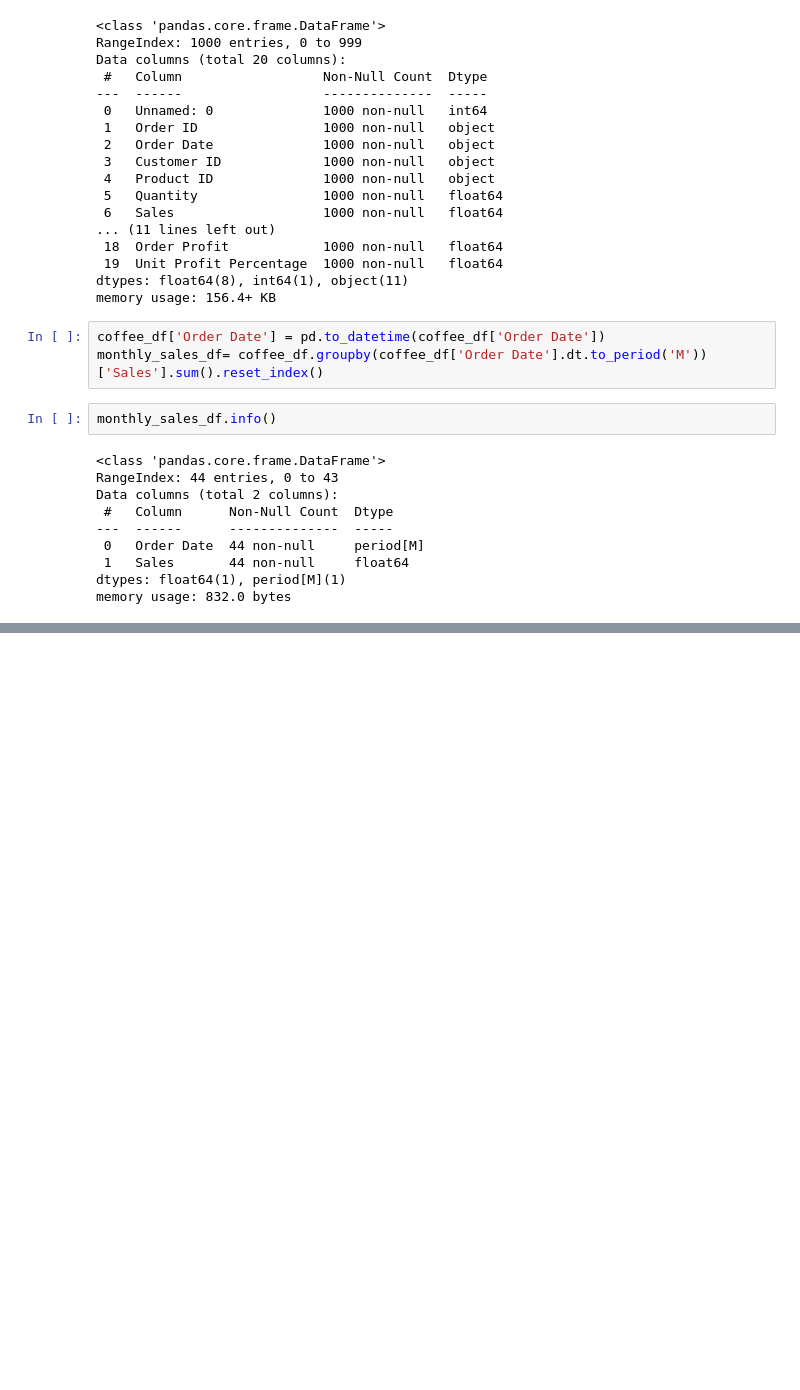
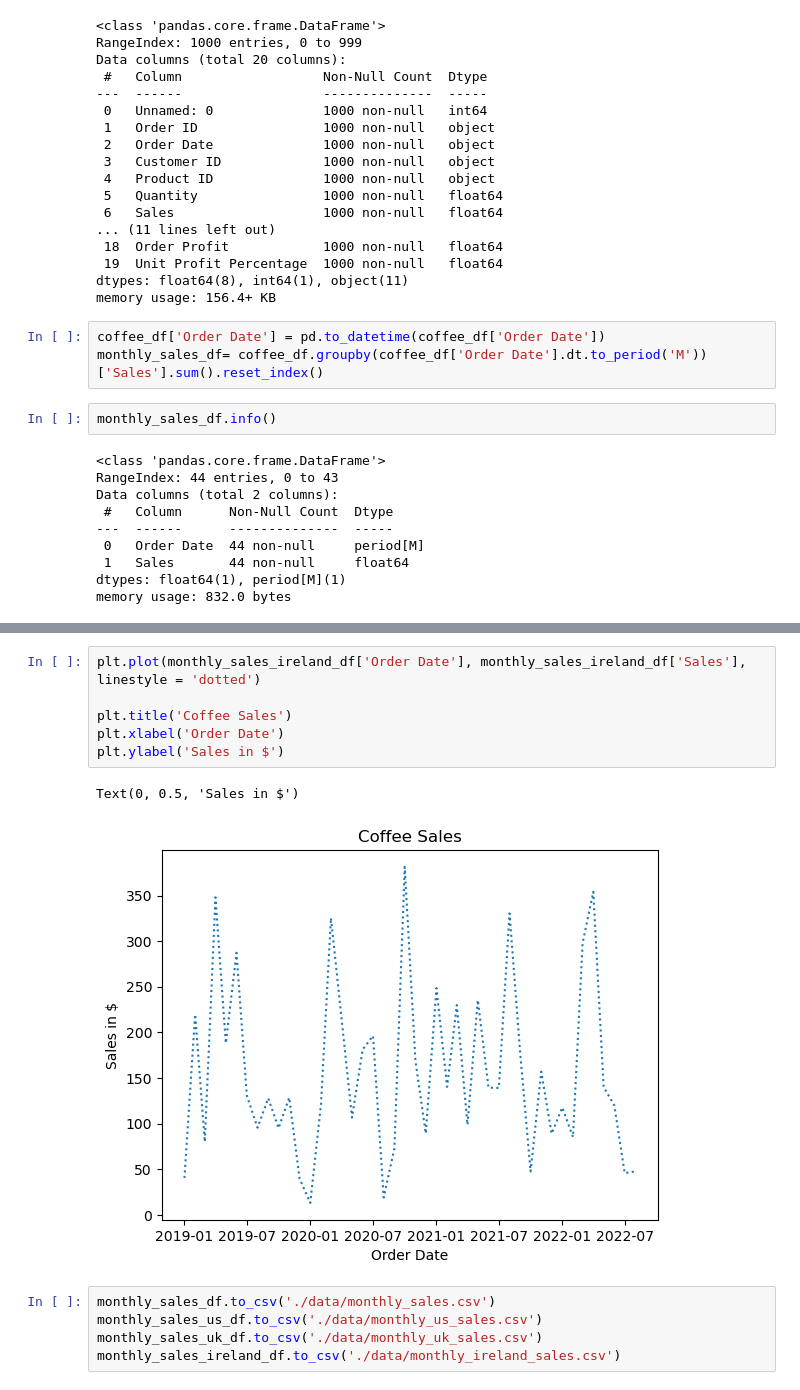
Before and after one commit to m-romanski/Coffee-Beans-Sales, a Jupyter notebook: Coffee/Untitled.ipynb, the cells around one changed output, grey strips where cells are left out. Drawn from its saved outputs; the diff is of its cells as text; blank space fills up the shorter version.

```diff
--- a/Coffee/Untitled.ipynb
+++ b/Coffee/Untitled.ipynb
@@ -277,0 +311,14 @@ TypeError: float() argument must be a string or a number, not 'Period'
+# %%
+plt.plot(monthly_sales_ireland_df['Order Date'], monthly_sales_ireland_df['Sales'], linestyle = 'dotted')
+
+plt.title('Coffee Sales')
+plt.xlabel('Order Date')
+plt.ylabel('Sales in $')
+# %% [output]
+Text(0, 0.5, 'Sales in $')
+[figure, added]
+# %%
+monthly_sales_df.to_csv('./data/monthly_sales.csv')
+monthly_sales_us_df.to_csv('./data/monthly_us_sales.csv')
+monthly_sales_uk_df.to_csv('./data/monthly_uk_sales.csv')
+monthly_sales_ireland_df.to_csv('./data/monthly_ireland_sales.csv')
```
Also changed, not shown: parts of 13 cells of this notebook, 4 other files.
